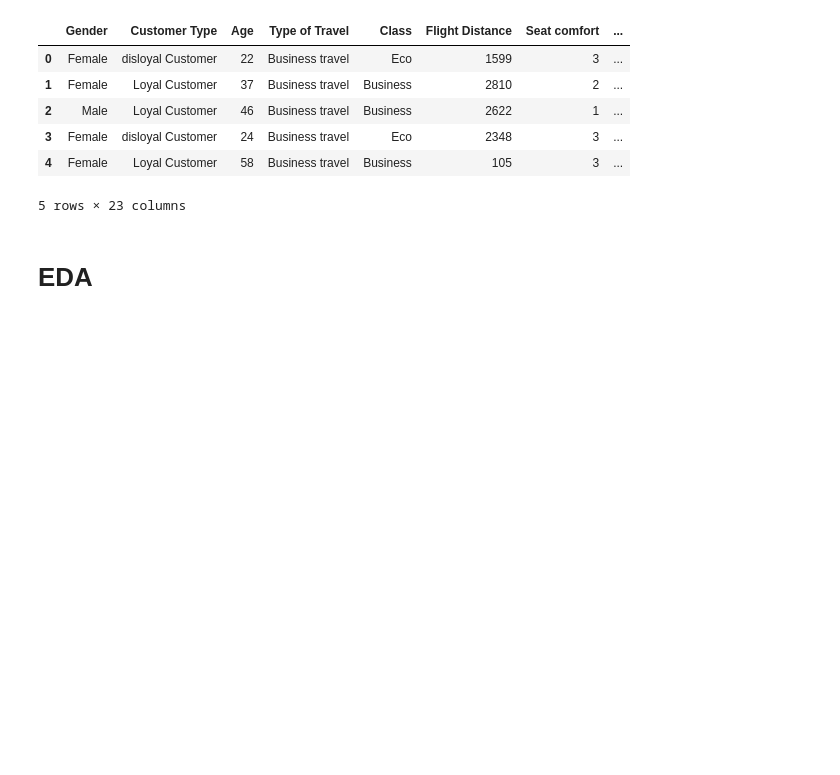
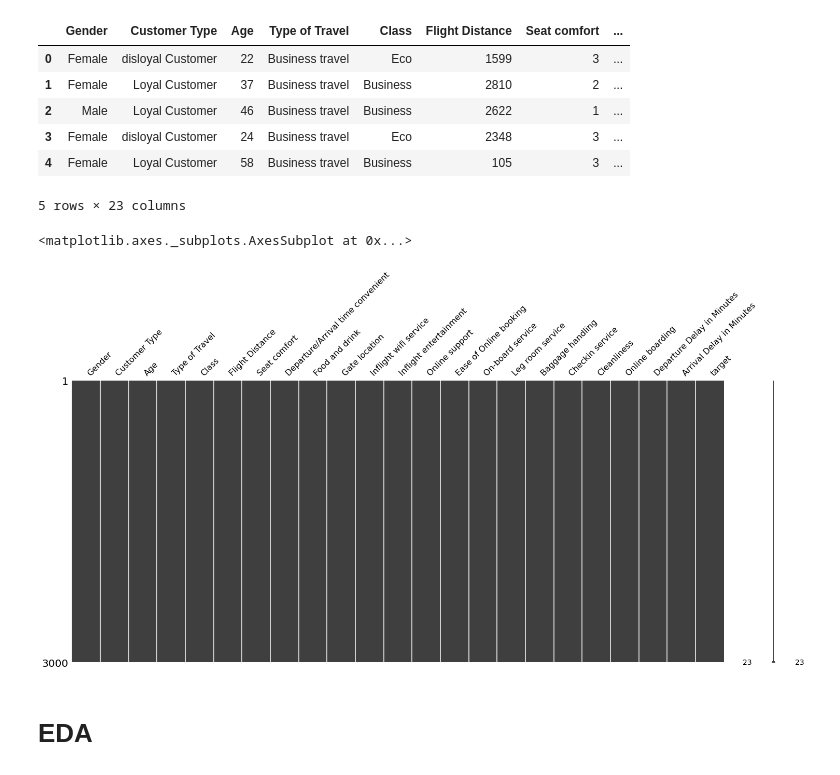
Before and after one commit to Park-taenam/DACON, a Jupyter notebook: Airlines/Airlines.ipynb, the cells around one changed output. Drawn from its saved outputs; the diff is of its cells as text; code cells hidden in the pictures; blank space fills up the shorter version.

```diff
--- a/Airlines/Airlines.ipynb
+++ b/Airlines/Airlines.ipynb
@@ -68,6 +68,12 @@ df_train.head()
 | 3 | Female | disloyal Customer | 24 | Business travel | Eco | 2348 | 3 | ... |
 | 4 | Female | Loyal Customer | 58 | Business travel | Business | 105 | 3 | ... |
 5 rows × 23 columns
+# %%
+import missingno as msno
+msno.matrix(df_train)
+# %% [output]
+<matplotlib.axes._subplots.AxesSubplot at 0x...>
+[figure, added]
 # %% [markdown]
 # EDA
 # %%
```
Also changed, not shown: parts of 31 cells of this notebook, 2 other files.
